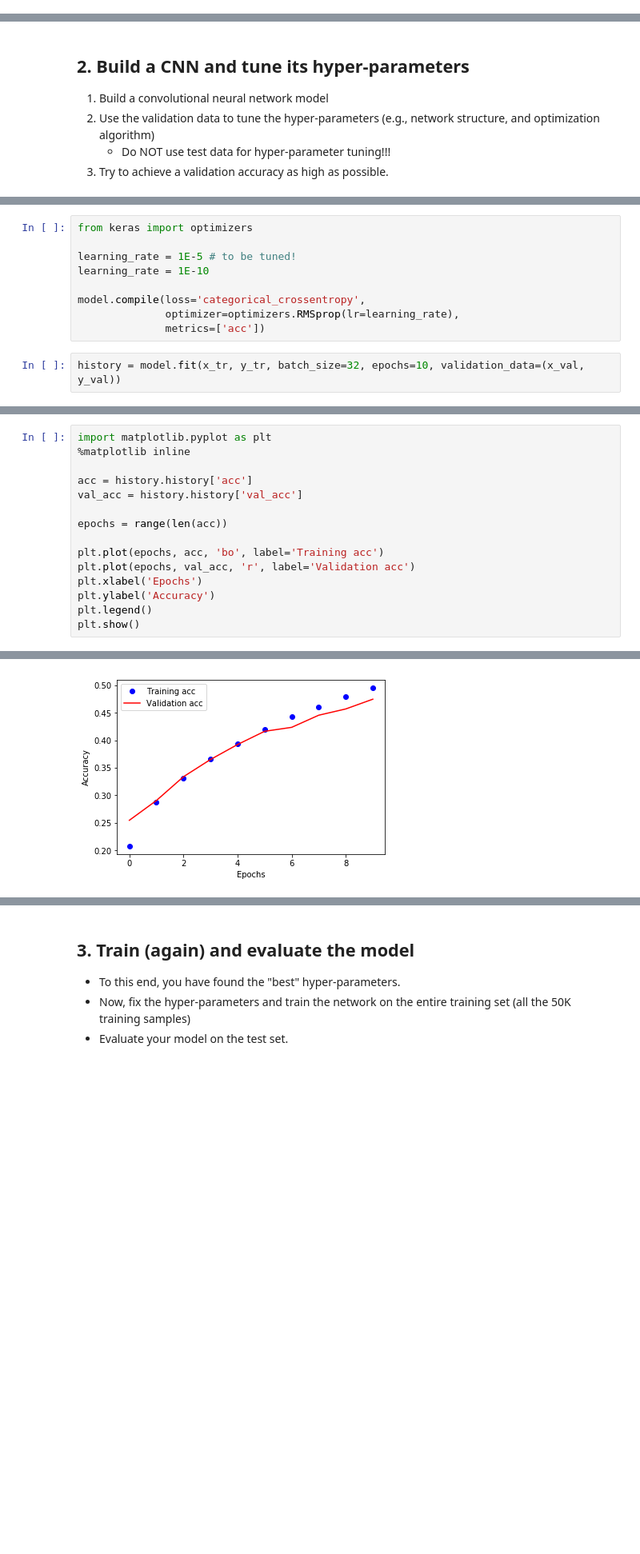
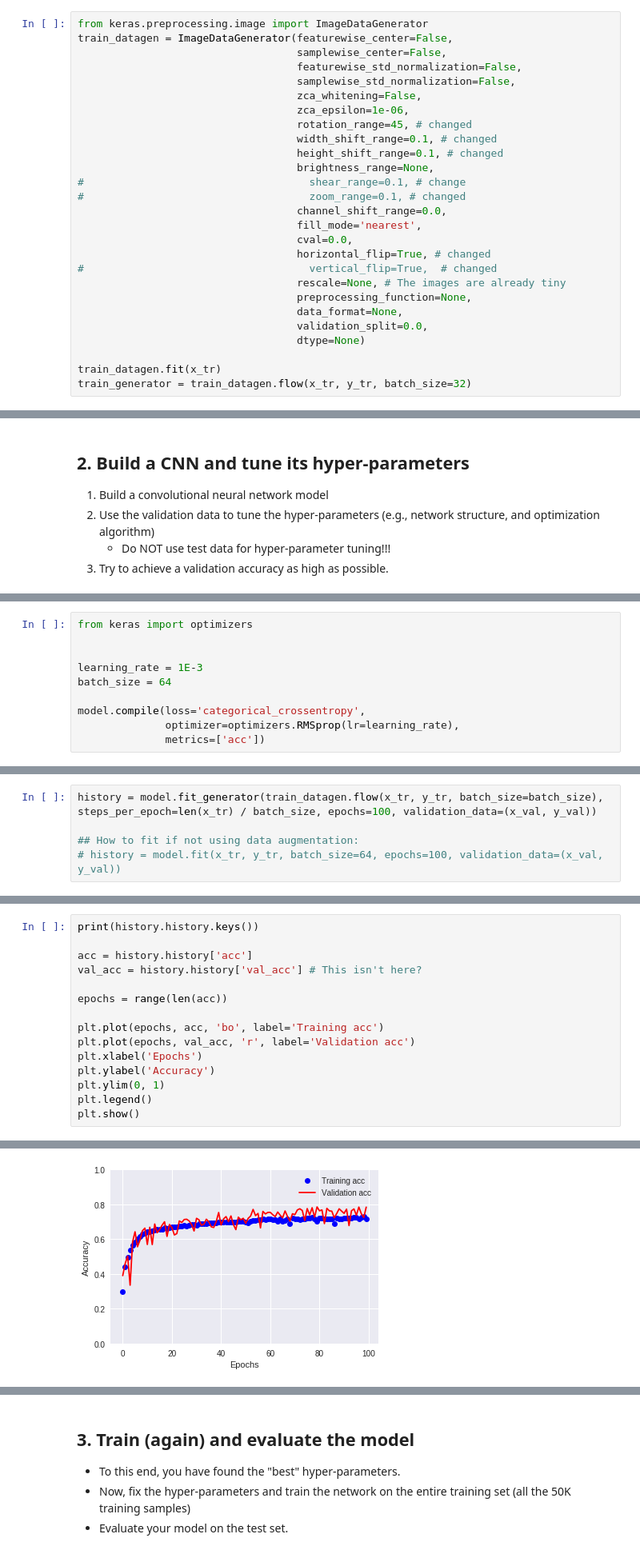
Before and after one commit to wzamlynny/cs583, a Jupyter notebook: HW3/cnn.ipynb, the cells around one changed output, grey strips where cells are left out. Shown: that part at 80% size. Saved outputs shown, nothing was run; the diff lists cells and outputs as text; blank space fills up the shorter version.

Commit message:
Upload final cnn model

```diff
--- a/HW3/cnn.ipynb
+++ b/HW3/cnn.ipynb
@@ -109,0 +121,27 @@ Shape of y_val: (10000, 10)
+# %%
+from keras.preprocessing.image import ImageDataGenerator
+train_datagen = ImageDataGenerator(featurewise_center=False,
+                                   samplewise_center=False,
+                                   featurewise_std_normalization=False,
+                                   samplewise_std_normalization=False,
+                                   zca_whitening=False,
+                                   zca_epsilon=1e-06,
+                                   rotation_range=45, # changed
+                                   width_shift_range=0.1, # changed
+                                   height_shift_range=0.1, # changed
+                                   brightness_range=None,
+#                                    shear_range=0.1, # change
+#                                    zoom_range=0.1, # changed
+                                   channel_shift_range=0.0,
+                                   fill_mode='nearest',
+                                   cval=0.0,
+                                   horizontal_flip=True, # changed
+#                                    vertical_flip=True,  # changed
+                                   rescale=None, # The images are already tiny
+                                   preprocessing_function=None,
+                                   data_format=None,
+                                   validation_split=0.0,
+                                   dtype=None)
+
+train_datagen.fit(x_tr)
+train_generator = train_datagen.flow(x_tr, y_tr, batch_size=32)
@@ -158,11 +253,10 @@ _________________________________________________________________
 # %%
 from keras import optimizers
 
-learning_rate = 1E-5 # to be tuned!
-learning_rate = 1E-10
+
+learning_rate = 1E-3
+batch_size = 64
 
 model.compile(loss='categorical_crossentropy',
               optimizer=optimizers.RMSprop(lr=learning_rate),
               metrics=['acc'])
-# %%
-history = model.fit(x_tr, y_tr, batch_size=32, epochs=10, validation_data=(x_val, y_val))
@@ -186,0 +263,5 @@ Epoch 10/10
+# %%
+history = model.fit_generator(train_datagen.flow(x_tr, y_tr, batch_size=batch_size), steps_per_epoch=len(x_tr) / batch_size, epochs=100, validation_data=(x_val, y_val))
+
+## How to fit if not using data augmentation:
+# history = model.fit(x_tr, y_tr, batch_size=64, epochs=100, validation_data=(x_val, y_val))
@@ -187,9 +286,8 @@ Epoch 10/10
 # %%
-import matplotlib.pyplot as plt
-%matplotlib inline
+print(history.history.keys())
 
 acc = history.history['acc']
-val_acc = history.history['val_acc']
+val_acc = history.history['val_acc'] # This isn't here?
 
 epochs = range(len(acc))
 
@@ -197,6 +295,7 @@ plt.plot(epochs, acc, 'bo', label='Training acc')
 plt.plot(epochs, val_acc, 'r', label='Validation acc')
 plt.xlabel('Epochs')
 plt.ylabel('Accuracy')
+plt.ylim(0, 1)
 plt.legend()
 plt.show()
 # %% [output]
@@ -203 +303 @@ plt.show()
-[figure, old version]
+[figure, new version]
```
Also changed, not shown: parts of 15 cells of this notebook, 1 other file.
